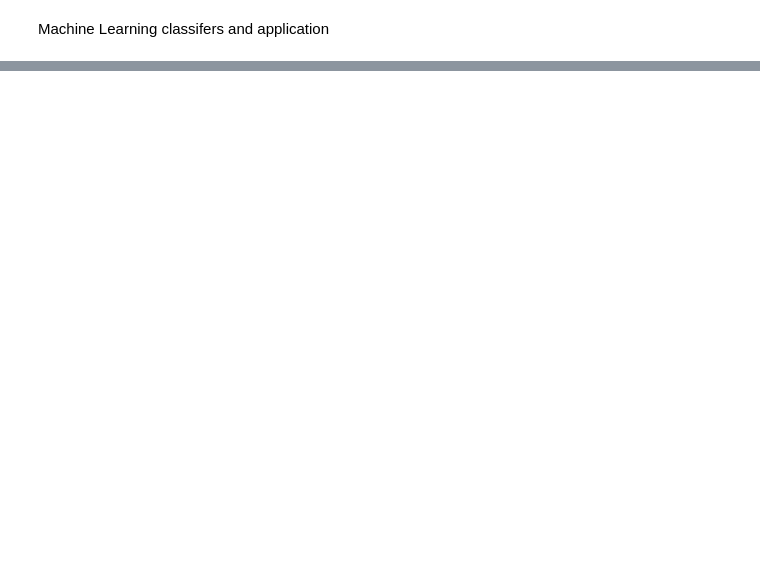
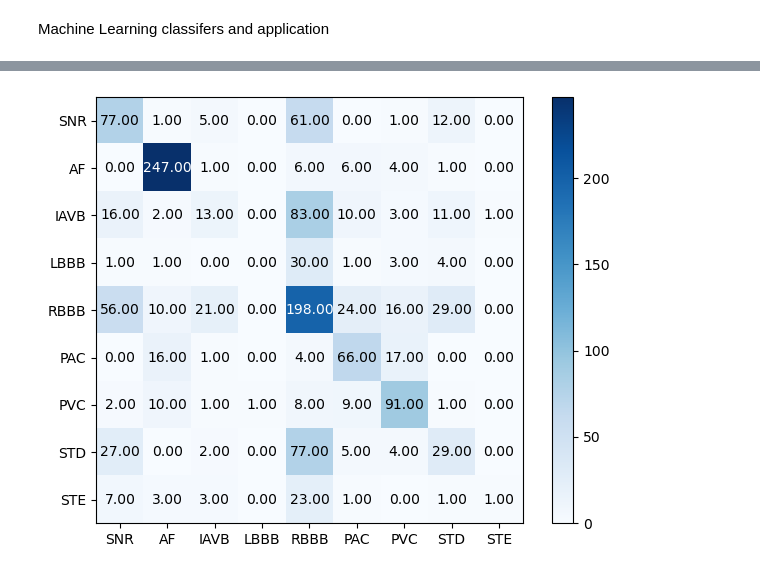
Before and after one commit to Healthpy/ECG-Multiclassifier-and-XAI, a Jupyter notebook: ecg_diagnosis_notebook.ipynb, the cells around one changed output, grey strips where cells are left out. Saved outputs shown, nothing was run; the diff lists cells and outputs as text; code cells hidden in the pictures; blank space fills up the shorter version.

```diff
--- a/ecg_diagnosis_notebook.ipynb
+++ b/ecg_diagnosis_notebook.ipynb
@@ -121,0 +133,3 @@ result.to_csv("hrv_features.csv", index=False)
+# %%
+df = pd.read_csv("mean_hrv_across_leads.csv")
+df.head(5)
@@ -122,9 +144,12 @@ result.to_csv("hrv_features.csv", index=False)
 # %%
-df = pd.read_csv("hrv_features.csv")
-
 # Check for duplicate columns and drop them
 df = df.loc[:,~df.T.duplicated(keep='first')]
-
-# Rename the remaining column
-#df = df.rename(columns={'A': 'new_column_name'})
-df.to_csv("hrv_features_no_duplicates.csv", index=False)
+classes = ['SNR', 'AF', 'IAVB', 'LBBB', 'RBBB', 'PAC', 'PVC', 'STD', 'STE']
+data_dir = "data/CPSC/"
+df_labels = pd.read_csv(os.path.join(data_dir,"labels.csv"))
+df_X = df
+sel_ids = df_X["patient_id"].tolist()
+df_labels = df_labels[df_labels['patient_id'].isin(sel_ids)]
+df_X.replace([np.inf, -np.inf], 100000, inplace=True)
+df_X = df_X.merge(df_labels[['patient_id', 'fold']], on='patient_id')
+df_X
@@ -423,0 +464,61 @@ if __name__ == "__main__":
+# %%
+def comp_confmat(y_true, y_test_scores, classifier=classifier, cmap=plt.cm.Blues):
+
+    # extract the different classes
+    classes = ['SNR', 'AF', 'IAVB', 'LBBB', 'RBBB', 'PAC', 'PVC', 'STD', 'STE']
+
+    confusion_matrix = [[0 for _ in range(9)] for _ in range(9)]
+    for true_label, predicted_label in zip(y_true, y_test_scores):
+        true_index = true_label.argmax()
+        predicted_index = predicted_label.argmax()
+        if true_index == predicted_index:
+            confusion_matrix[true_index][true_index] += 1
+        else:
+            confusion_matrix[true_index][predicted_index] += 1
+
+    ys = np.array(confusion_matrix)
+    fig, axs = plt.subplots()
+    im = axs.imshow(ys, cmap=cmap)
+    axs.figure.colorbar(im, ax=axs)
+    fmt = '.2f'
+    xlabels = classes
+    ylabels = ['SNR', 'AF', 'IAVB', 'LBBB', 'RBBB', 'PAC', 'PVC', 'STD', 'STE']
+    axs.set_xticks(np.arange(len(xlabels)))
+    axs.set_yticks(np.arange(len(ylabels)))
+    axs.set_xticklabels(xlabels)
+    axs.set_yticklabels(ylabels)
+    thresh = ys.max() / 2
+    for i in range(ys.shape[0]):
+        for j in range(ys.shape[1]):
+            axs.text(j, i, format(ys[i, j], fmt),
+                    ha='center', va='center',
+                    color='white' if ys[i, j] > thresh else 'black')
+    #np.set_printoptions(precision=2)
+    fig.tight_layout()
+    plt.show()
+    plt.savefig(f'./cmatrix/{classifier}_cm.png')
+    plt.clf()
+
+if __name__ == '__main__':
+    classifiers = ['RF', 'LR', 'LinerSVC', 'MLP']
+    for classifier in classifiers:
+        # tune parameters
+        if classifier == 'RF':
+            model = RandomForestClassifier() #n_estimators=300, max_depth=10)
+        elif classifier == 'LR':
+            model = LogisticRegression(max_iter=2000) #solver='lbfgs', max_iter=1000)
+        elif classifier == 'LinearSVC':
+            model = LinearSVC(max_iter=1000)
+        else:
+            model = MLPClassifier(max_iter=1000) #hidden_layer_sizes=(100, 50), max_iter=500)
+        if classifier != 'MLP':
+            model = OneVsRestClassifier(model)
+
+        print(f'Start training {classifier}...')
+        model.fit(X_train, y_train)
+
+        #y_val_scores = model.predict_proba(X_val)
+        y_test_scores = model.predict_proba(X_test)
+        # plot confusion matrix
+        comp_confmat(y_test, y_test_scores, classifier)
+# %% [output]
@@ -423,0 +526 @@ if __name__ == "__main__":
+[figure, added]
```
Also changed, not shown: parts of 9 cells of this notebook.
